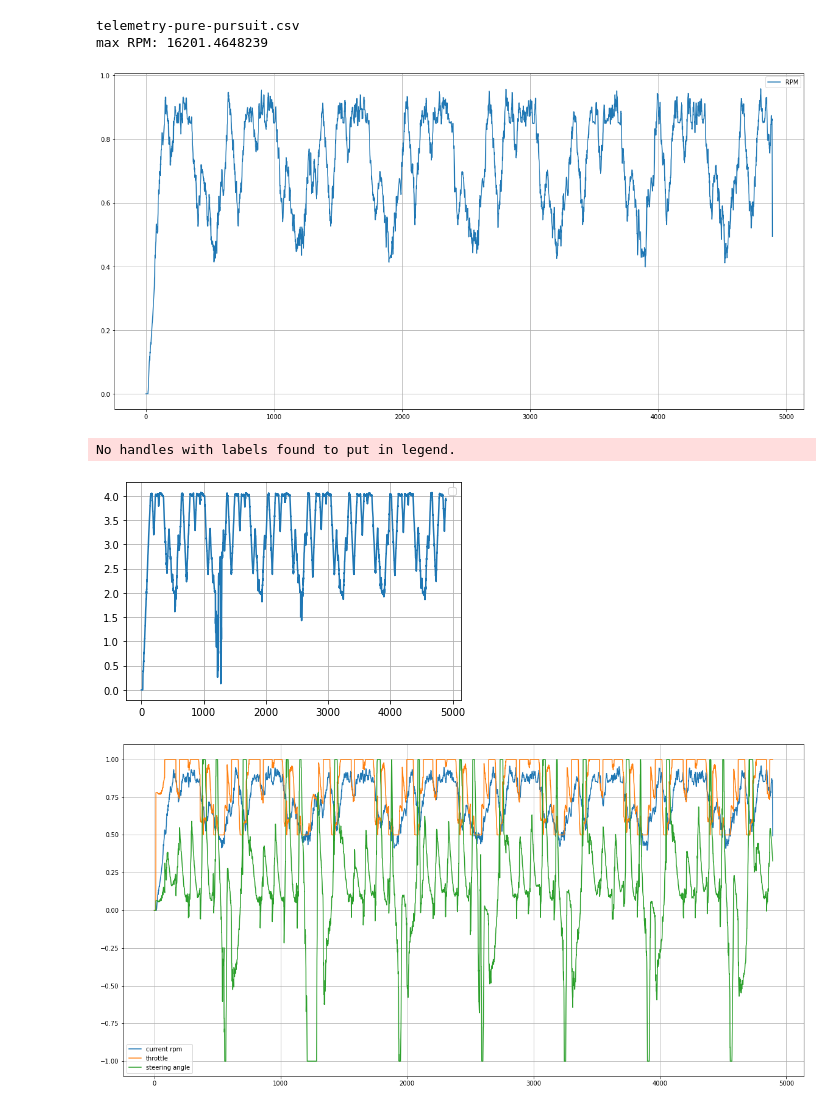
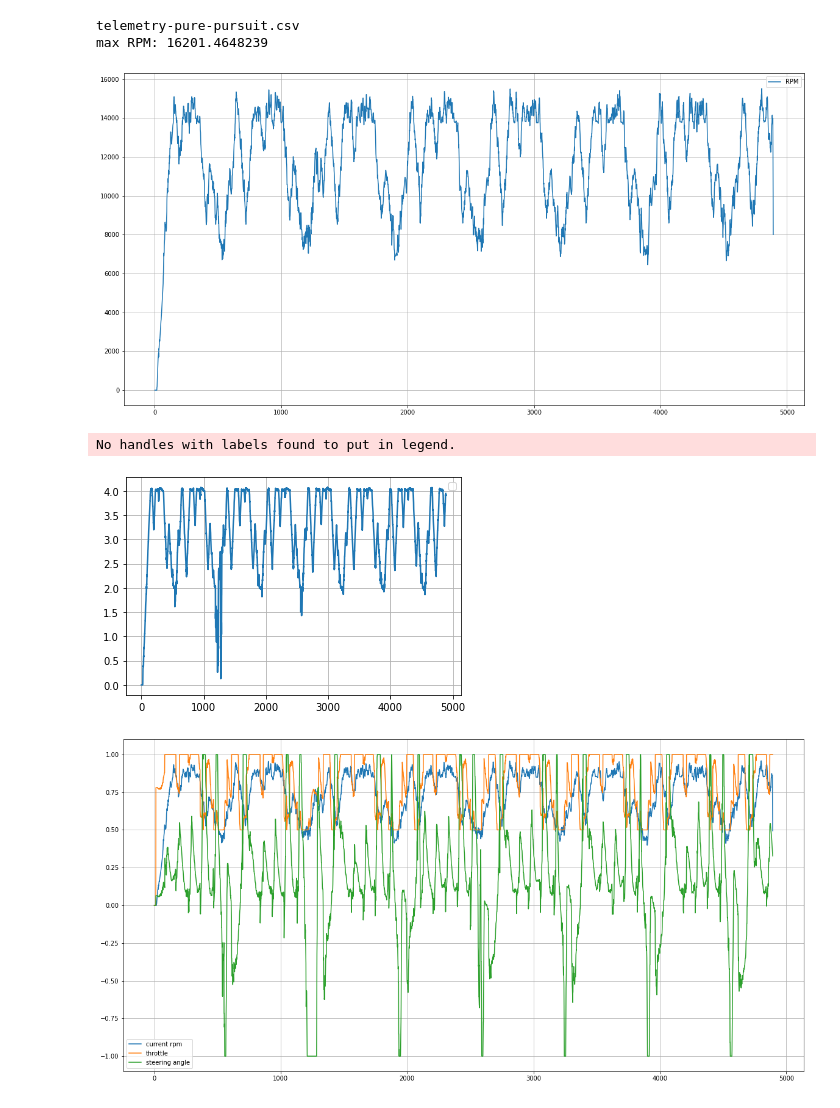
Before and after one commit to simonrozsival/racer, a Jupyter notebook: experiments/motor-rpm-experiment/rpm-simulator.ipynb, the cells around one changed output. Drawn from its saved outputs; the diff is of its cells as text; code cells hidden in the pictures.

```diff
--- a/experiments/motor-rpm-experiment/rpm-simulator.ipynb
+++ b/experiments/motor-rpm-experiment/rpm-simulator.ipynb
@@ -8,35 +8,35 @@ max_rpm = 0
 
 input_files = ["telemetry-pure-pursuit.csv"]
 csvs = []
 period = 7
 for file in input_files:
     print(file)
     csv = pd.read_csv(file)
     max_rpm = max(max_rpm, max(csv["motor_rpm"]))
     csv["motor_rpm"] = np.convolve(csv["motor_rpm"], np.ones((period,)) / period, mode='same')
     csvs += [csv]
 
 print("max RPM: {}".format(max_rpm))
 
 for csv in csvs:
     plt.figure(figsize=(20, 10))
     plt.grid()
     #plt.plot(csv["throttle_input"], label="throttle")
     #plt.plot(csv["steering_angle_input"], label="steering angle")
-    plt.plot(csv["motor_rpm"] / max_rpm, label="RPM")
+    plt.plot(csv["motor_rpm"], label="RPM")
     plt.legend()
     plt.show()
 
     plt.grid()
     #plt.plot(csv["throttle_input"], label="throttle")
     #plt.plot(csv["steering_angle_input"], label="steering angle")
     plt.plot(csv["speed"])
     plt.legend()
     plt.show()
 # %% [output]
 telemetry-pure-pursuit.csv
 max RPM: 16201.4648239
-[figure, old version]
+[figure, new version]
 No handles with labels found to put in legend.
 [figure]
 # %%
```
Also changed, not shown: parts of 12 cells of this notebook, 7 other files.
